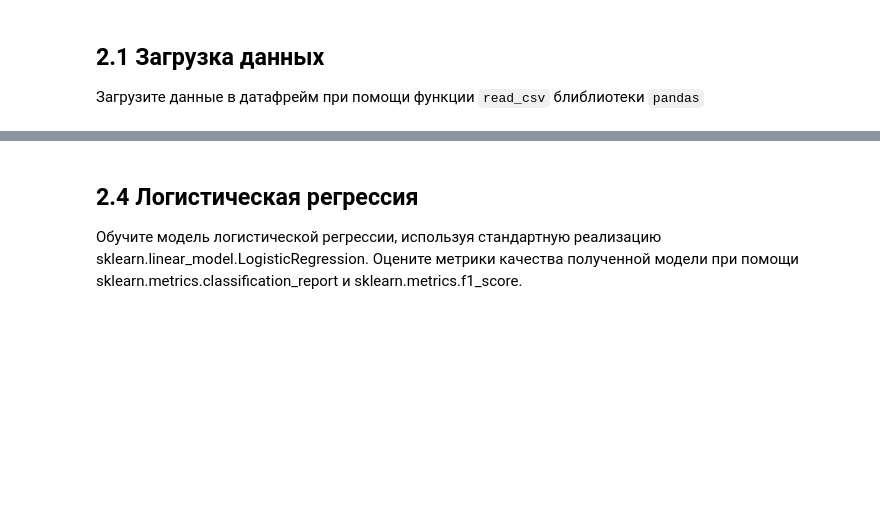
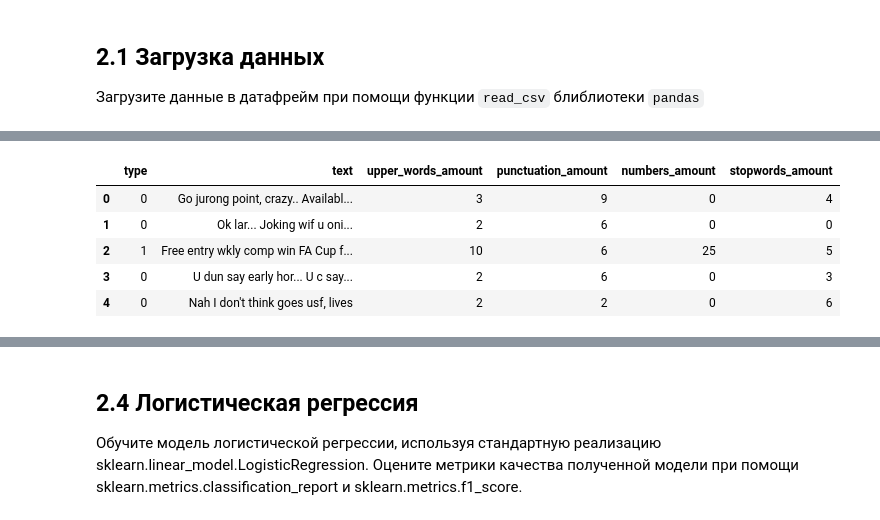
Before and after one commit to CERZAR/OIRS_HW, a Jupyter notebook: Домашнее_задание_1_Линейные_модели.ipynb, the cells around one changed output, grey strips where cells are left out. Cells and saved outputs as stored; diff of their text form; code cells hidden in the pictures; blank space fills up the shorter version.

```diff
--- a/Домашнее_задание_1_Линейные_модели.ipynb
+++ b/Домашнее_задание_1_Линейные_модели.ipynb
@@ -370,0 +437,12 @@ RMSE Lasso: 104402.79899780868
+# %%
+# Удалим стоп-слова, которые не несут информации, а также все числа. В дальнейшем это более точно поможет подсчитать информативные слова
+data['text'] = data['text'].apply(lambda x: ' '.join([word for word in x.split() if word not in (stop)]))
+data['text'] = data['text'].apply(lambda x: ''.join([word for word in x if not word.isdigit()]))
+data.head()
+# %% [output]
+|  | type | text | upper_words_amount | punctuation_amount | numbers_amount | stopwords_amount |
+| 0 | 0 | Go jurong point, crazy.. Availabl... | 3 | 9 | 0 | 4 |
+| 1 | 0 | Ok lar... Joking wif u oni... | 2 | 6 | 0 | 0 |
+| 2 | 1 | Free entry wkly comp win FA Cup f... | 10 | 6 | 25 | 5 |
+| 3 | 0 | U dun say early hor... U c say... | 2 | 6 | 0 | 3 |
+| 4 | 0 | Nah I don't think goes usf, lives | 2 | 2 | 0 | 6 |
```
Also changed, not shown: parts of 19 cells of this notebook, 1 other file.
